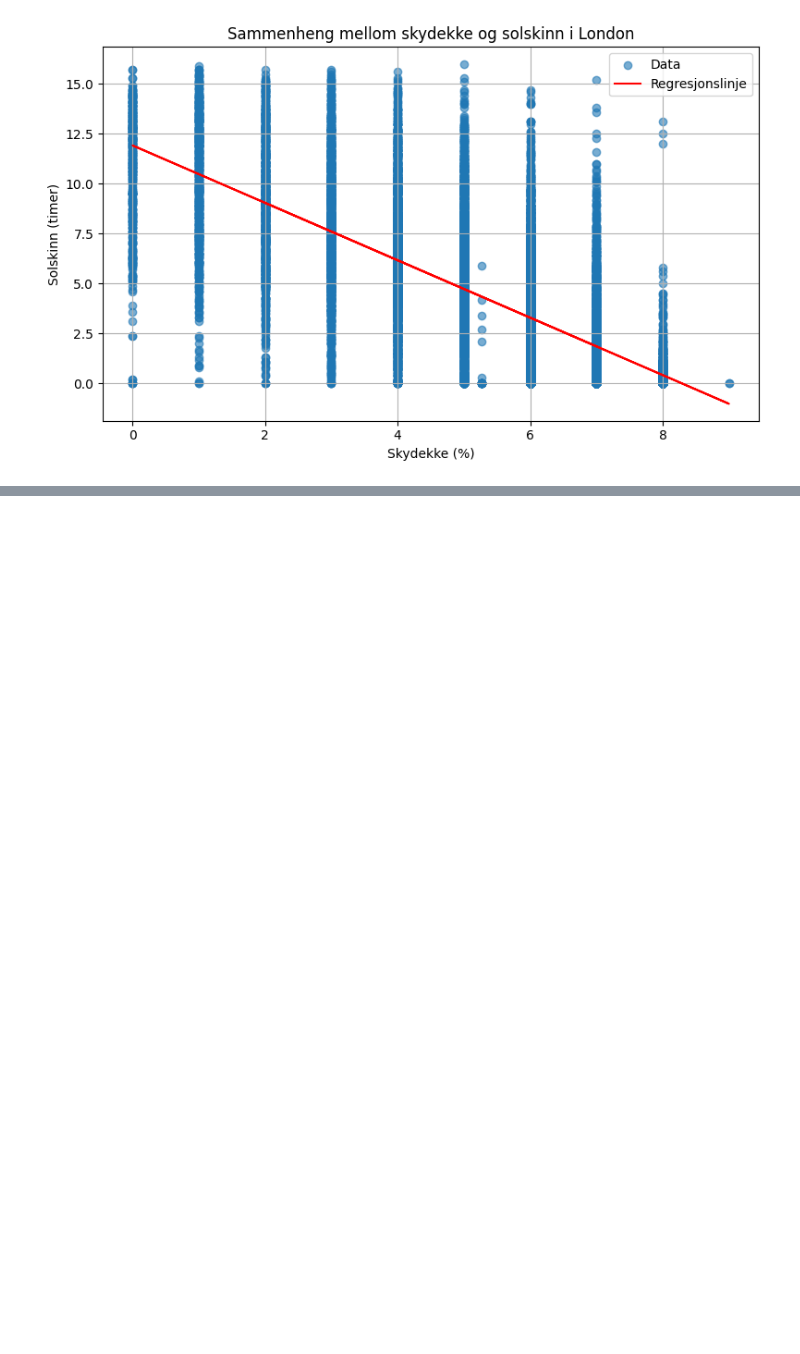
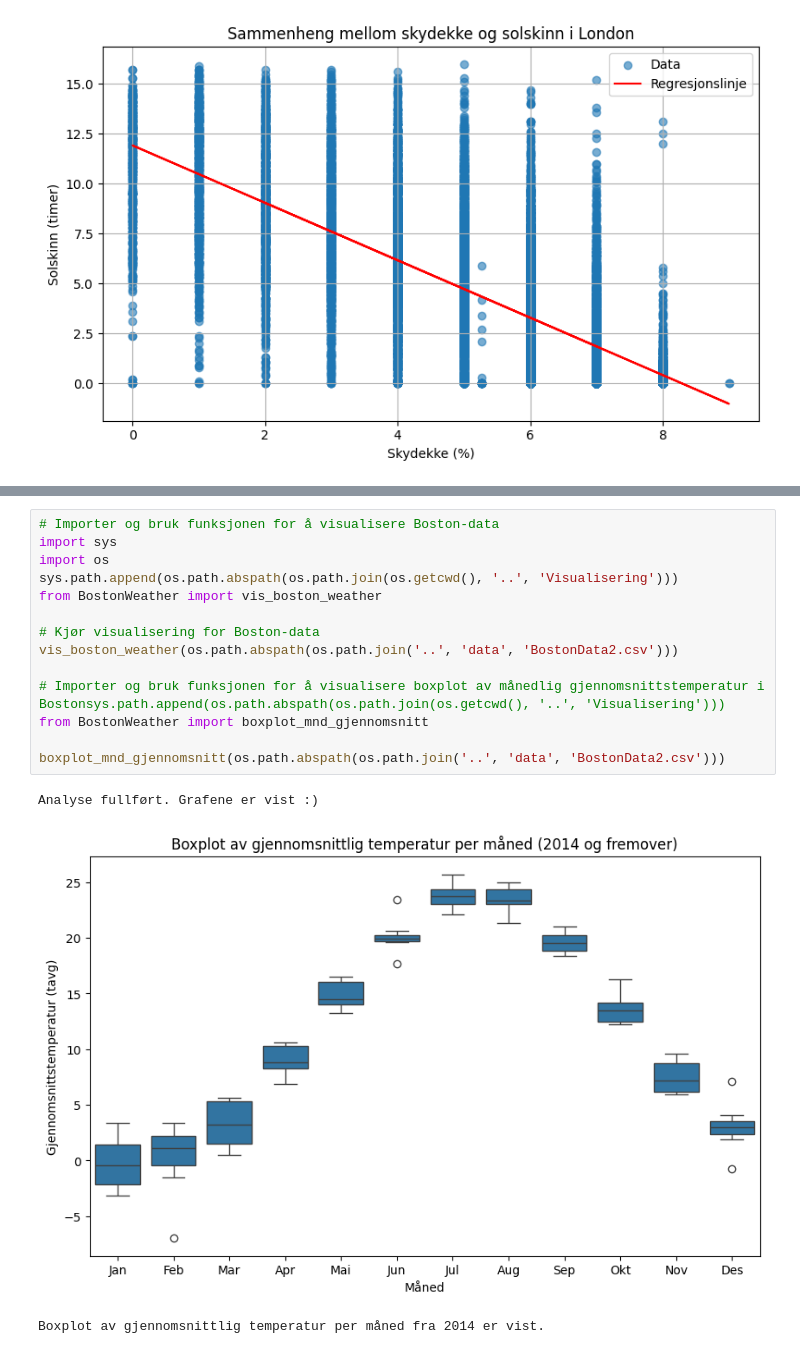
Before and after one commit to IngridAmaliee/Miljo_data_analyse, a Jupyter notebook: src/main.ipynb, the cells around one changed output, grey strips where cells are left out. Drawn from its saved outputs; the diff is of its cells as text; blank space fills up the shorter version.

```diff
--- a/src/main.ipynb
+++ b/src/main.ipynb
@@ -208,0 +286,18 @@ Dette betyr at hver prosent økning i skydekke i snitt reduserer solskinnsmengde
+# %%
+# Importer og bruk funksjonen for å visualisere Boston-data
+import sys
+import os
+sys.path.append(os.path.abspath(os.path.join(os.getcwd(), '..', 'Visualisering')))
+from BostonWeather import vis_boston_weather
+
+# Kjør visualisering for Boston-data
+vis_boston_weather(os.path.abspath(os.path.join('..', 'data', 'BostonData2.csv')))
+
+# Importer og bruk funksjonen for å visualisere boxplot av månedlig gjennomsnittstemperatur i Bostonsys.path.append(os.path.abspath(os.path.join(os.getcwd(), '..', 'Visualisering')))
+from BostonWeather import boxplot_mnd_gjennomsnitt
+
+boxplot_mnd_gjennomsnitt(os.path.abspath(os.path.join('..', 'data', 'BostonData2.csv')))
+# %% [output]
+Analyse fullført. Grafene er vist :)
+[figure, added]
+Boxplot av gjennomsnittlig temperatur per måned fra 2014 er vist.
```
Also changed, not shown: parts of 10 cells of this notebook.
